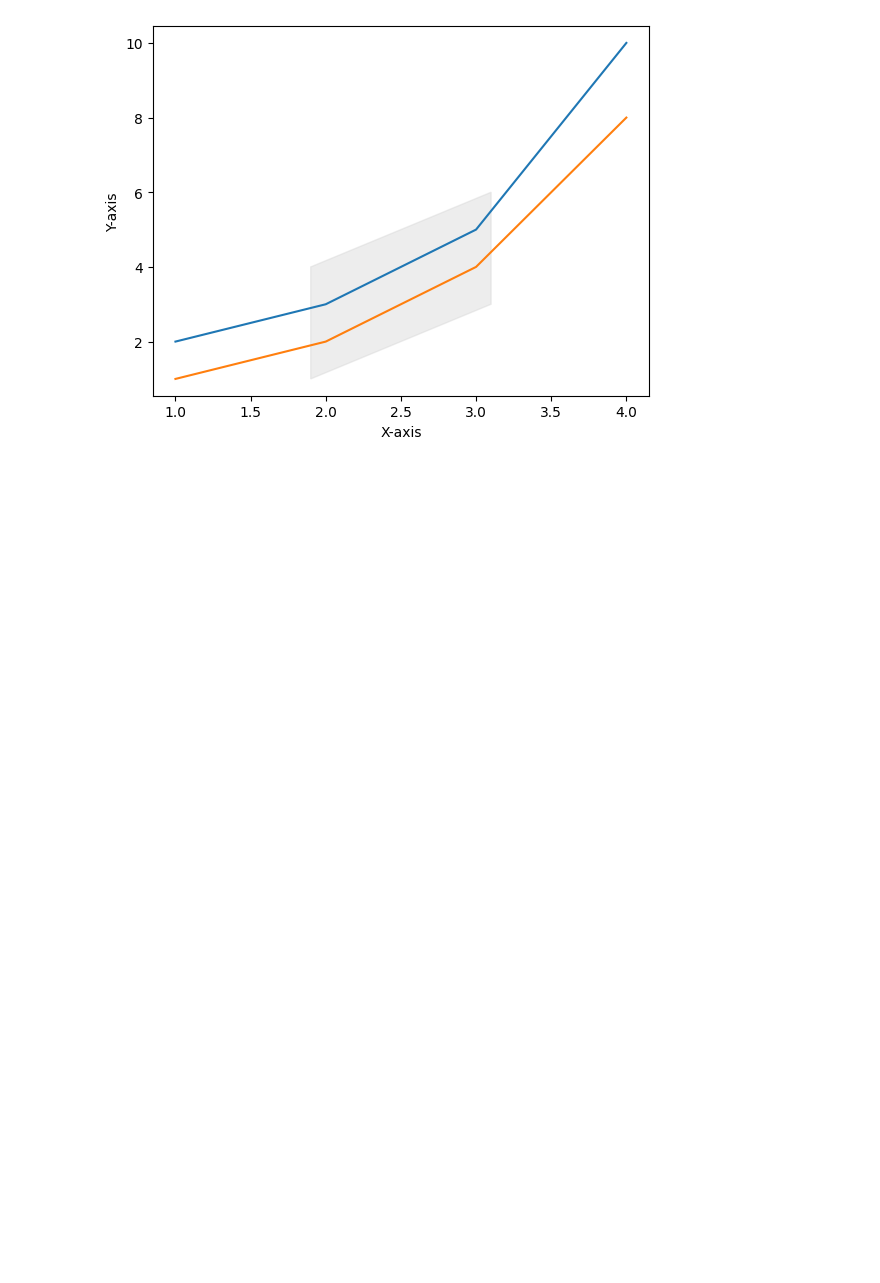
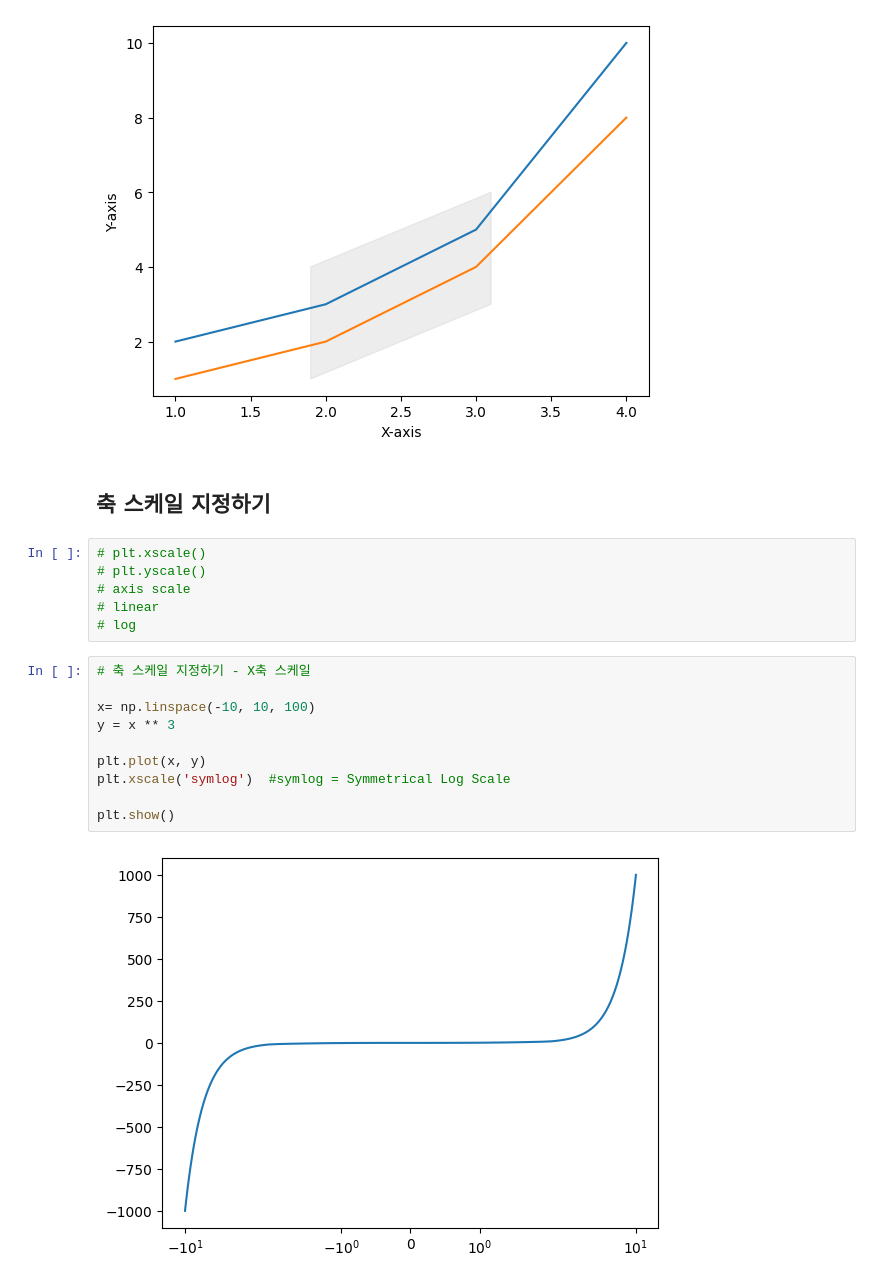
Before and after one commit to py4ine/study_Visualization, a Jupyter notebook: 20240619_Matplotlib_basic.ipynb, the cells around one changed output. Saved outputs shown, nothing was run; the diff lists cells and outputs as text; blank space fills up the shorter version.

```diff
--- a/20240619_Matplotlib_basic.ipynb
+++ b/20240619_Matplotlib_basic.ipynb
@@ -513,3 +514,23 @@ plt.fill([1.9, 1.9, 3.1, 3.1], [1.0, 4.0, 6.0, 3.0], color='lightgray', alpha=0.
 plt.show()
 # %% [output]
 [figure]
+# %% [markdown]
+## 축 스케일 지정하기
+# %%
+# plt.xscale()
+# plt.yscale()
+# axis scale
+# linear
+# log
+# %%
+# 축 스케일 지정하기 - X축 스케일
+
+x= np.linspace(-10, 10, 100)
+y = x ** 3
+
+plt.plot(x, y)
+plt.xscale('symlog')  #symlog = Symmetrical Log Scale
+
+plt.show()
+# %% [output]
+[figure, added]
```
Also changed, not shown: parts of 18 cells of this notebook.
